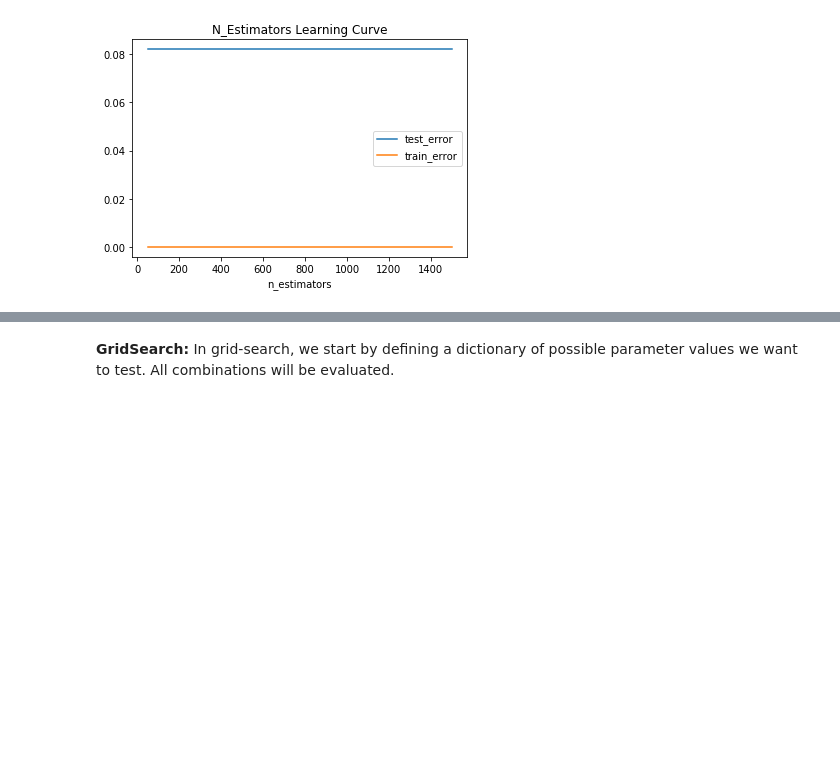
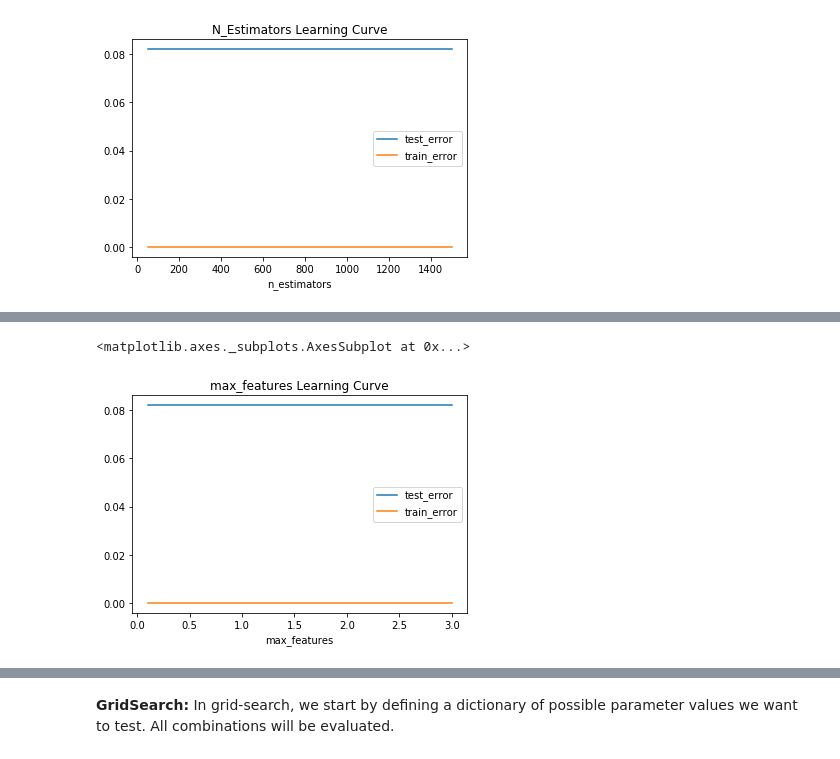
Before and after one commit to sachin-rastogi/MLClasses-HW, a Jupyter notebook: L2/Data Science Pipeline - Iris Dataset-Home-Work.ipynb, the cells around one changed output, grey strips where cells are left out. Saved outputs shown, nothing was run; the diff lists cells and outputs as text; code cells hidden in the pictures; blank space fills up the shorter version.

Commit message:
Fix few compialtion errors

```diff
--- a/L2/Data Science Pipeline - Iris Dataset-Home-Work.ipynb
+++ b/L2/Data Science Pipeline - Iris Dataset-Home-Work.ipynb
@@ -30,7 +31,7 @@ import xgboost as xgb
 # %%
 url = "https://raw.githubusercontent.com/jbrownlee/Datasets/master/iris.csv"
 names = ['sepal-length', 'sepal-width', 'petal-length', 'petal-width', 'class']
-dataset = pandas.read_csv(url, names=names)
+dataset = pd.read_csv(url, names=names)
 
 # shape
 print("Shape: ",dataset.shape,"\n")
@@ -155,6 +156,8 @@ elif Apply_Profile == 3:
 else:
     print (" Wrong Choice !!!")
 # %%
+array = dataset.values
+X = array[:,0:4]
 if Apply_Scaling == "true":
     if Scaling_Type == "min-max":
         X = preproc.minmax_scale(X)
@@ -453,0 +460,16 @@ n_estimators_lr.plot(title="N_Estimators Learning Curve")
+# %%
+# Reset results array
+results = []
+
+for max_features in [0.1,0.2,0.3,0.5,0.7,0.6,1,2,3]:
+    clf = xgb.XGBRegressor(max_depth=3,learning_rate=0.4,n_estimators=50,max_features=max_features)
+    clf.fit(X_train, Y_train, eval_set=eval_set, verbose=False)
+    results.append(
+        {
+            'max_features': max_features,
+            'train_error': metrics.mean_squared_error(Y_train, clf.predict(X_train)),
+            'test_error': metrics.mean_squared_error(Y_validation, clf.predict(X_validation))
+        })
+
+max_features_lr = pd.DataFrame(results).set_index('max_features').sort_index()
+max_features_lr
@@ -453,0 +492,5 @@ n_estimators_lr.plot(title="N_Estimators Learning Curve")
+# %%
+max_features_lr.plot(title="max_features Learning Curve")
+# %% [output]
+<matplotlib.axes._subplots.AxesSubplot at 0x...>
+[figure, added]
```
Also changed, not shown: parts of 19 cells of this notebook.
